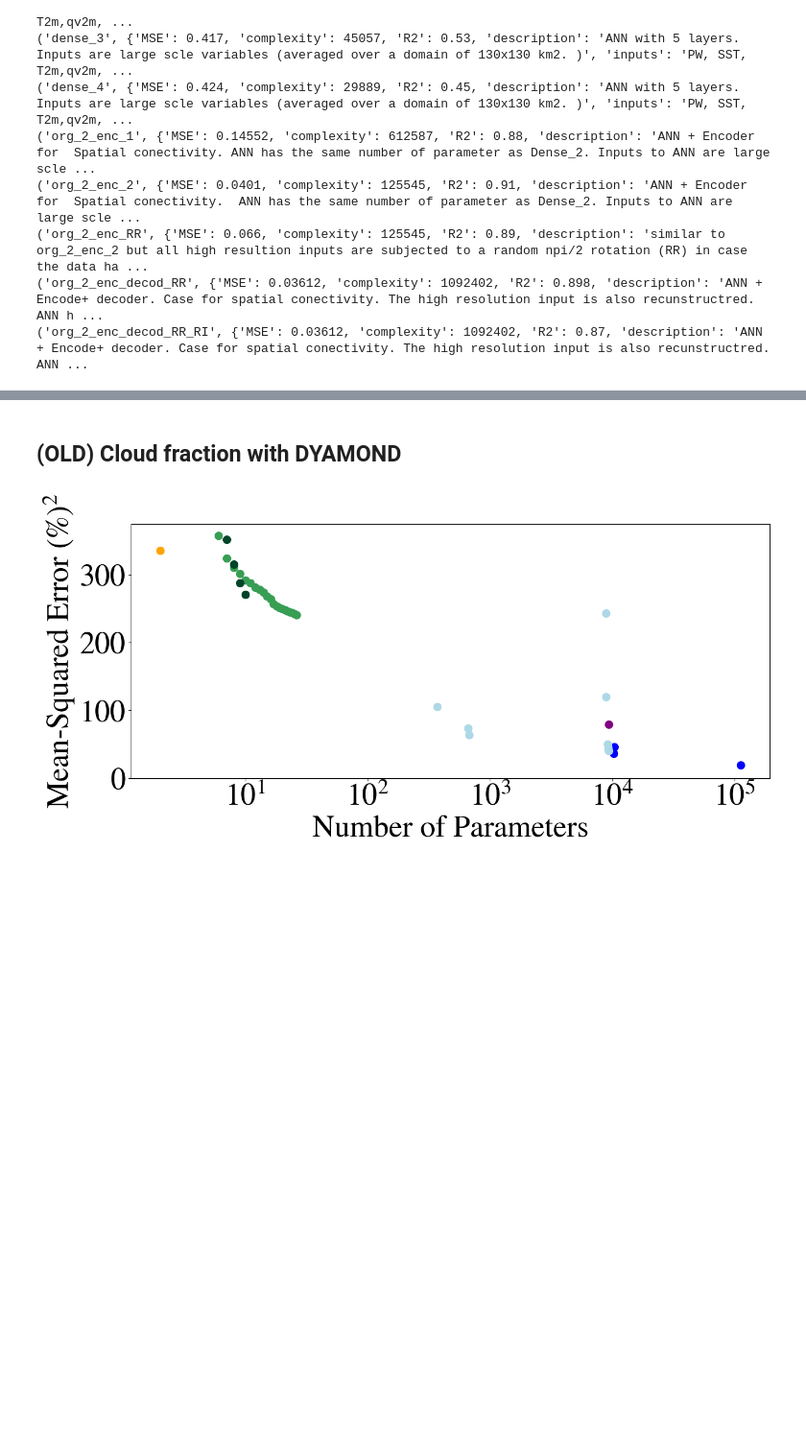
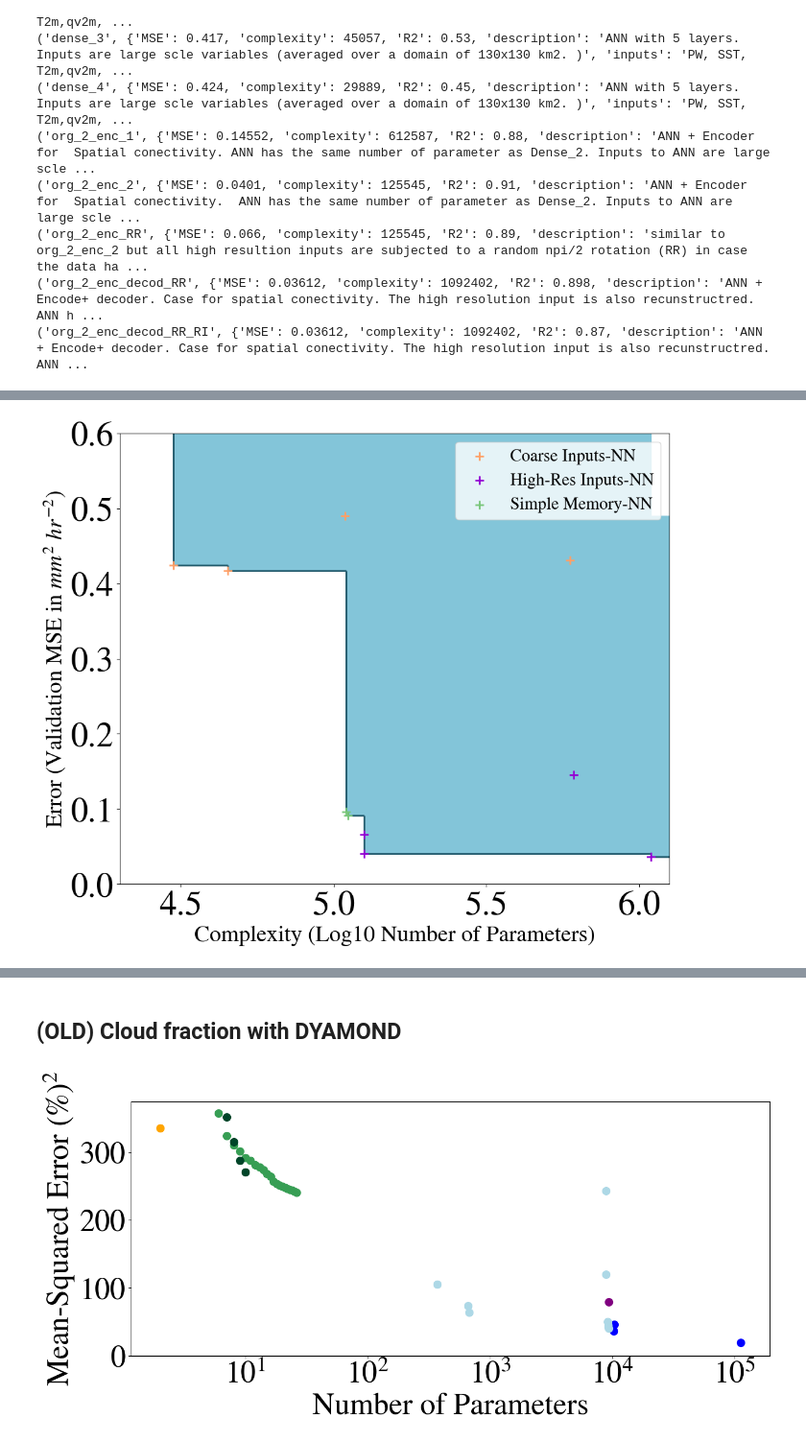
Before and after one commit to tbeucler/ml4rt, a Jupyter notebook: notebooks_tbeucler/04_AOFD_Figures.ipynb, the cells around one changed output, grey strips where cells are left out. Shown at 96% size. Drawn from its saved outputs; the diff is of its cells as text; code cells hidden in the pictures; blank space fills up the shorter version.

```diff
--- a/notebooks_tbeucler/04_AOFD_Figures.ipynb
+++ b/notebooks_tbeucler/04_AOFD_Figures.ipynb
@@ -1217,3 +1147,6 @@ for item in pkl_data['mse_complexity.pkl'].items():
 ('org_2_enc_RR', {'MSE': 0.066, 'complexity': 125545, 'R2': 0.89, 'description': 'similar to org_2_enc_2 but all high resultion inputs are subjected to a random npi/2 rotation (RR) in case the data ha ...
 ('org_2_enc_decod_RR', {'MSE': 0.03612, 'complexity': 1092402, 'R2': 0.898, 'description': 'ANN + Encode+ decoder. Case for spatial conectivity. The high resolution input is also recunstructred. ANN h ...
 ('org_2_enc_decod_RR_RI', {'MSE': 0.03612, 'complexity': 1092402, 'R2': 0.87, 'description': 'ANN + Encode+ decoder. Case for spatial conectivity. The high resolution input is also recunstructred. ANN ...
+# %%
+for item in pkl_data['mse_complexity_new.pkl'].items():
+    print(item)
@@ -1219,0 +1179,2 @@ for item in pkl_data['mse_complexity.pkl'].items():
+# %%
+key_substrings = ['dense','org','temporal']
@@ -1219,0 +1189,75 @@ for item in pkl_data['mse_complexity.pkl'].items():
+# %%
+parameters, mse_scores, pareto_parameters, pareto_mse_scores, filtered_keys = \
+    extract_pareto_data(model_data, key_substrings,
+                    original_dict=model_data['MSE'].keys(),
+                    new_point_1_mse_scores=1, new_point_2_parameters=7,
+                    key_x = 'complexity', key_y = 'MSE')
+# %%
+# Plot setup
+fig = plt.figure(figsize=(23/2, 19/2))
+#fig = plt.figure(figsize=(35/2.5, 14/2.5))
+ax = fig.add_subplot(111)
+
+# Color the area above the Pareto front without introducing vertical lines
+for i in range(len(pareto_parameters) - 1):
+    ax.fill_betweenx([pareto_mse_scores[i], max(mse_scores)],
+                     pareto_parameters[i], pareto_parameters[i + 1],
+                     color=colors_fig1['medium_blue'])
+# Fill the rightmost area
+ax.fill_betweenx([min(mse_scores), max(mse_scores)], pareto_parameters[-1], max(parameters),
+                 color=colors_fig1['medium_blue'])
+# Fill the leftmost area
+ax.fill_betweenx([pareto_mse_scores[0], max(mse_scores)], min(parameters), max(parameters),
+                 color=colors_fig1['medium_blue'])
+
+# Draw the Pareto front with vertical and horizontal lines
+for i in range(len(pareto_parameters)):
+    if i > 0:
+        ax.vlines(x=pareto_parameters[i], ymin=pareto_mse_scores[i-1],
+                  ymax=pareto_mse_scores[i], color=colors_fig1['dark_blue'], linewidth=2)
+    ax.hlines(y=pareto_mse_scores[i], xmin=pareto_parameters[i],
+              xmax=pareto_parameters[i+1] if i+1 < len(pareto_parameters) else max(parameters),
+              color=colors_fig1['dark_blue'], linewidth=2)
+
+# Plot all points except NNs/equations
+for k in model_data['MSE'].keys():
+    if 'dense' in k: col = red_cmap(3); m='+'; cap = 'Coarse Inputs-NN'; skip = 0
+    elif 'org' in k: col = pink_cmap(5); m='+'; cap = 'High-Res Inputs-NN'; skip=0
+    elif 'temporal' in k: col = green_cmap(2); m='+'; cap = 'Simple Memory-NN'; skip = 0
+    else:
+        if 'NN' in k: col = pink_cmap(2); m = '+'; cap = 'Non-Local NN'; skip = 0
+        else:
+            print('k=',k)
+            col='gray'; m = '+'; skip = 0
+    if skip==0:
+        ax.scatter(np.log10(model_data['complexity'][k]),
+               model_data['MSE'][k],
+               s=siz,color=col,zorder=2,marker=m,label=cap)
+
+# Set limits
+ax.set_xlim((4.3, 6.1))
+ax.set_ylim((0,0.6))
+# # Make y axis log
+# ax.set_yscale('log')
+
+# Improve the plot
+plt.xlabel('Complexity (Log10 Number of Parameters)', fontsize=2*fz/3)
+plt.ylabel('Error (Validation MSE in $mm^2\ hr^{-2}$)', fontsize=2*fz/3)
+
+# For the legend, only keep three entries
+# if 'linear' in k
+# if 'cnn' in k
+# if 'dense' in k
+# and use cap as label
+plt.legend(loc='upper right')
+# Eliminate all redondant legend entries
+handles, labels = plt.gca().get_legend_handles_labels()
+by_label = dict(zip(labels, handles))
+plt.legend(by_label.values(), by_label.keys(),fontsize=fz/2, loc='upper right')
+
+# Use scientific notation for x-ticks
+# ax.xaxis.set_major_formatter(ticker.FuncFormatter(lambda x, pos: f'$10^{{{int(x)}}}$'))
+
+plt.show()
+# %% [output]
+[figure, added]
```
Also changed, not shown: parts of 24 cells of this notebook.
